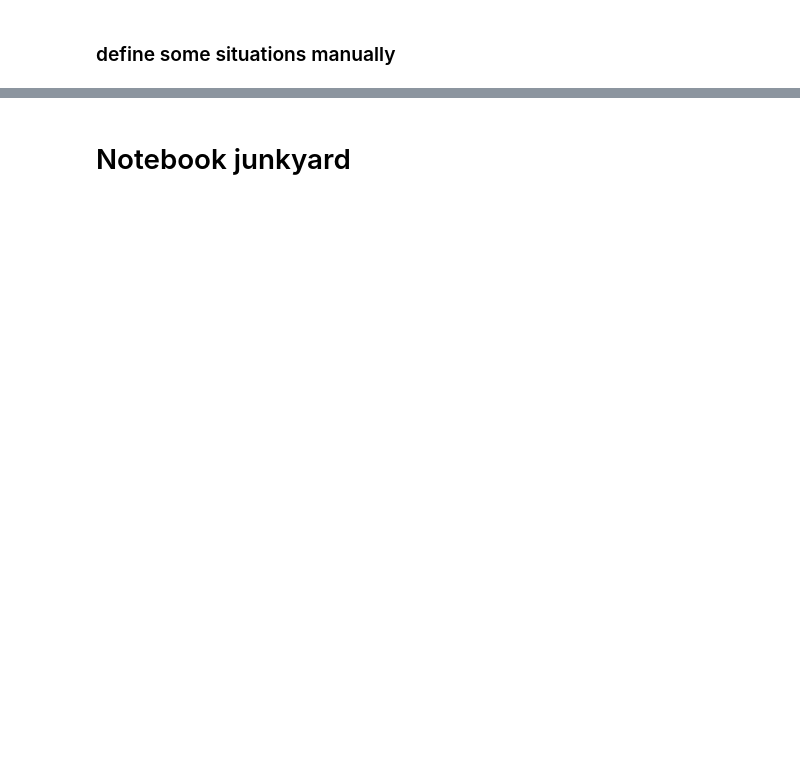
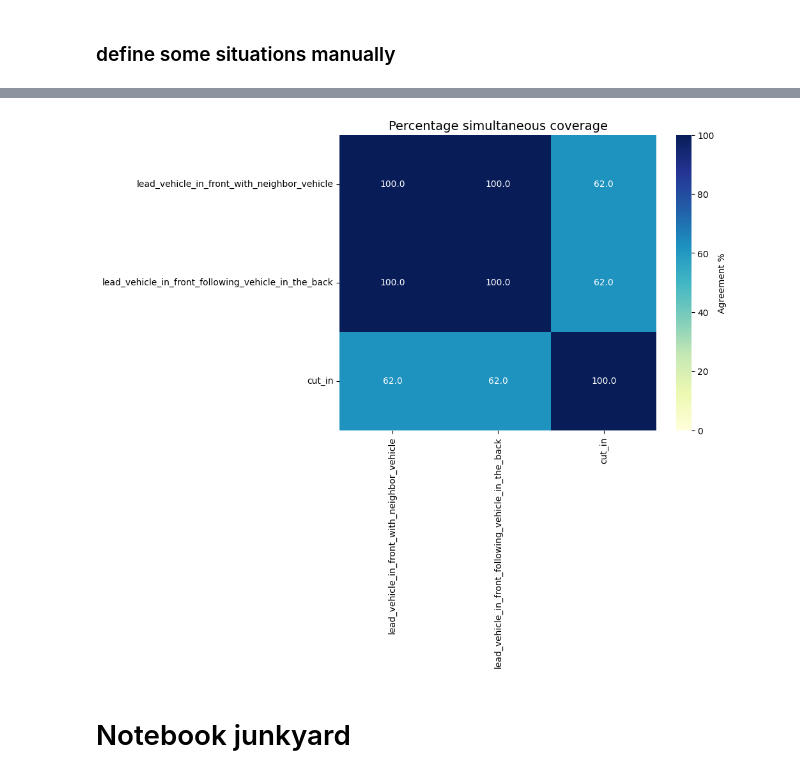
Before and after one commit to tmuehlen80/graph_coverage, a Jupyter notebook: Notebooks/carla/subgraph_isomorphism.ipynb, the cells around one changed output, grey strips where cells are left out. Cells and saved outputs as stored; diff of their text form; code cells hidden in the pictures; blank space fills up the shorter version.

```diff
--- a/Notebooks/carla/subgraph_isomorphism.ipynb
+++ b/Notebooks/carla/subgraph_isomorphism.ipynb
@@ -114,3 +105,5 @@ cov_data_df.groupby(list(cov_data_df.columns[:11]), as_index=False).size()
 # plt.show()
 # %% [markdown]
 ### define some situations manually
+# %%
+coverage_graphs = {}
@@ -116,0 +179,23 @@ cov_data_df.groupby(list(cov_data_df.columns[:11]), as_index=False).size()
+# %%
+columns = list(coverage_graphs.keys())
+# cov_data_df[coverage_graphs.keys()]
+n_cols = len(columns)
+agreement_matrix = np.zeros((n_cols, n_cols))
+
+for i, col1 in enumerate(columns):
+    for j, col2 in enumerate(columns):
+        if i == j:
+            # Diagonal: 100% agreement with itself
+            agreement_matrix[i, j] = 100
+        else:
+            # Calculate percentage of rows where both columns agree
+            agreement = (cov_data_df[col1] == cov_data_df[col2]).sum() / len(cov_data_df) * 100
+            agreement_matrix[i, j] = agreement
+
+# Create DataFrame for the heatmap
+agreement_df = pd.DataFrame(
+    agreement_matrix,
+    index=columns,
+    columns=columns
+)
+agreement_df
@@ -117,3 +207,18 @@ cov_data_df.groupby(list(cov_data_df.columns[:11]), as_index=False).size()
+# %%
+# Create heatmap
+plt.figure(figsize=(8, 6))
+sns.heatmap(agreement_df,
+            annot=True,  # Show percentages in cells
+            fmt='.1f',   # Format to 1 decimal place
+            cmap='YlGnBu',  # Color scheme
+            vmin=0,
+            vmax=100,
+            cbar_kws={'label': 'Agreement %'})
+plt.title('Percentage simultaneous coverage', fontsize=14)
+#plt.tight_layout()
+plt.show()
+# %% [output]
+[figure, added]
 # %%
 #graph_1 = pca_emb_df.graph_path.iloc[0].split("/")[-1].split(".pkl")[0].split("graph_")[1]
 #scn_1 = graph_1[:26]
```
Also changed, not shown: parts of 13 cells of this notebook, 2 other files.
